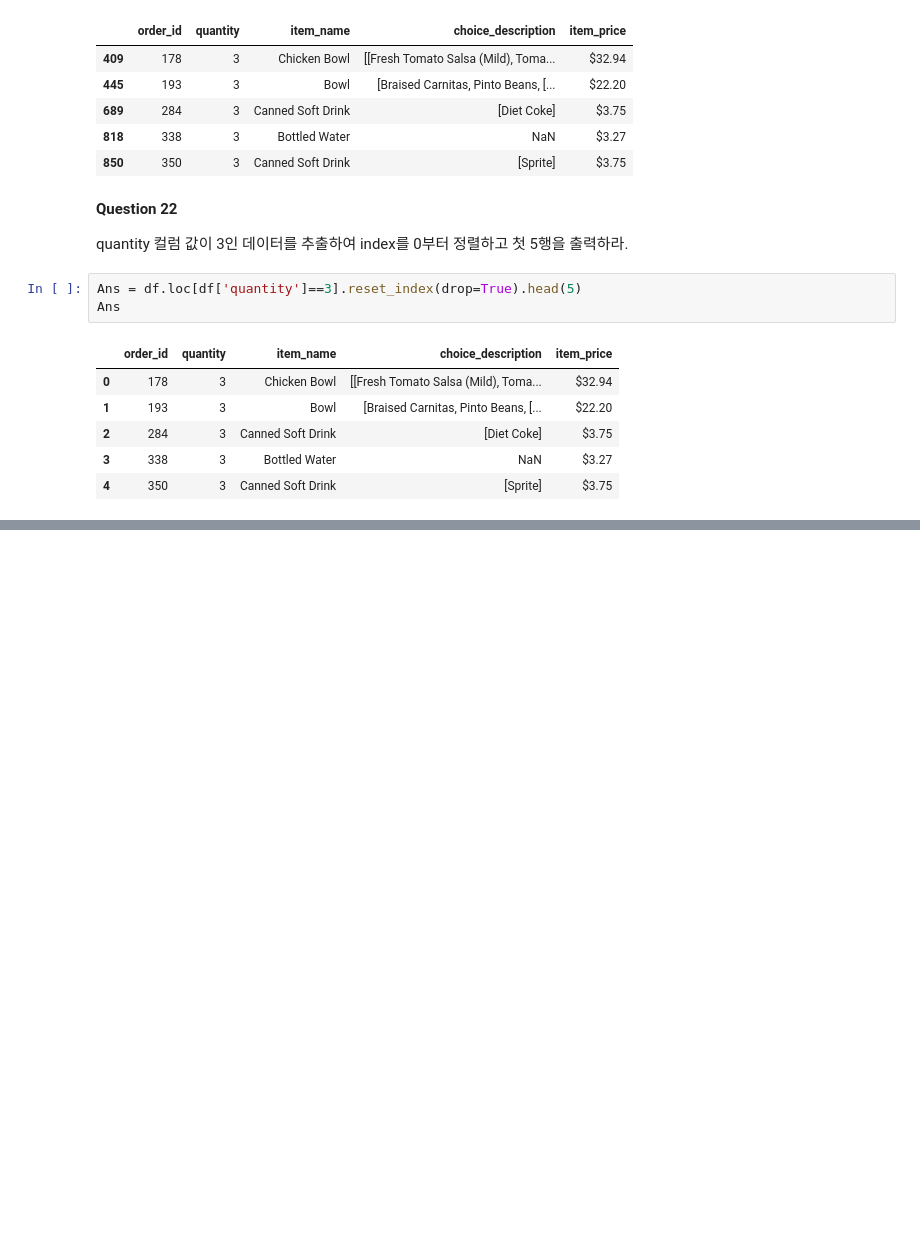
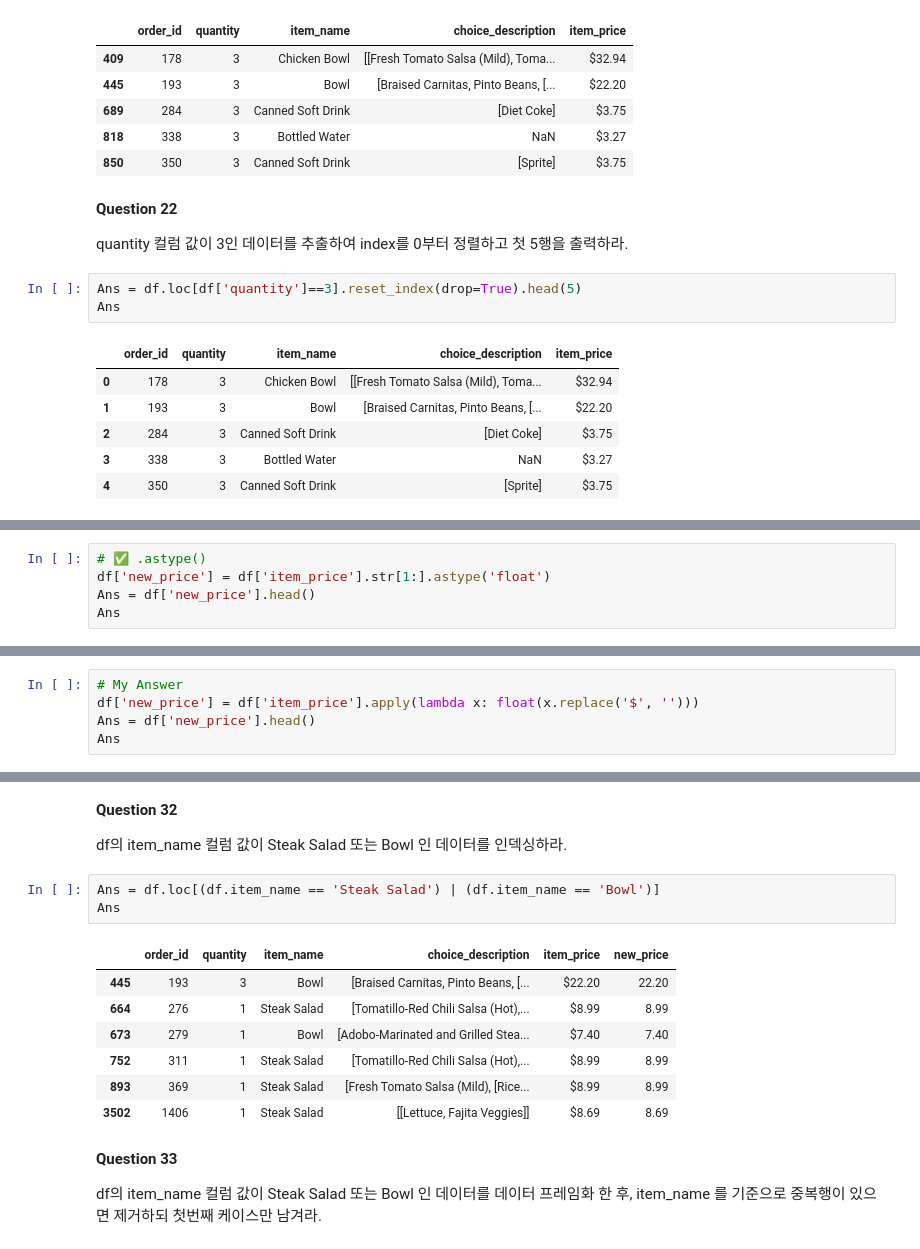
Before and after one commit to cyeon15/Study, a Jupyter notebook: datamanim/데이터 전처리 100 문제/01 Getting & Knowing Data.ipynb, the cells around one changed output, grey strips where cells are left out. Cells and saved outputs as stored; diff of their text form; blank space fills up the shorter version.

```diff
--- a/datamanim/데이터 전처리 100 문제/01 Getting & Knowing Data.ipynb
+++ b/datamanim/데이터 전처리 100 문제/01 Getting & Knowing Data.ipynb
@@ -382,0 +408,5 @@ Ans
+# %%
+# ✅ .astype()
+df['new_price'] = df['item_price'].str[1:].astype('float')
+Ans = df['new_price'].head()
+Ans
@@ -382,0 +420,5 @@ Ans
+# %%
+# My Answer
+df['new_price'] = df['item_price'].apply(lambda x: float(x.replace('$', '')))
+Ans = df['new_price'].head()
+Ans
@@ -382,0 +568,19 @@ Ans
+# %% [markdown]
+**Question 32**
+
+df의 item_name 컬럼 값이 Steak Salad 또는 Bowl 인 데이터를 인덱싱하라.
+# %%
+Ans = df.loc[(df.item_name == 'Steak Salad') | (df.item_name == 'Bowl')]
+Ans
+# %% [output]
+|  | order_id | quantity | item_name | choice_description | item_price | new_price |
+| 445 | 193 | 3 | Bowl | [Braised Carnitas, Pinto Beans, [... | $22.20 | 22.20 |
+| 664 | 276 | 1 | Steak Salad | [Tomatillo-Red Chili Salsa (Hot),... | $8.99 | 8.99 |
+| 673 | 279 | 1 | Bowl | [Adobo-Marinated and Grilled Stea... | $7.40 | 7.40 |
+| 752 | 311 | 1 | Steak Salad | [Tomatillo-Red Chili Salsa (Hot),... | $8.99 | 8.99 |
+| 893 | 369 | 1 | Steak Salad | [Fresh Tomato Salsa (Mild), [Rice... | $8.99 | 8.99 |
+| 3502 | 1406 | 1 | Steak Salad | [[Lettuce, Fajita Veggies]] | $8.69 | 8.69 |
+# %% [markdown]
+**Question 33**
+
+df의 item_name 컬럼 값이 Steak Salad 또는 Bowl 인 데이터를 데이터 프레임화 한 후, item_name 를 기준으로 중복행이 있으면 제거하되 첫번째 케이스만 남겨라.
```
Also changed, not shown: parts of 26 cells of this notebook.
